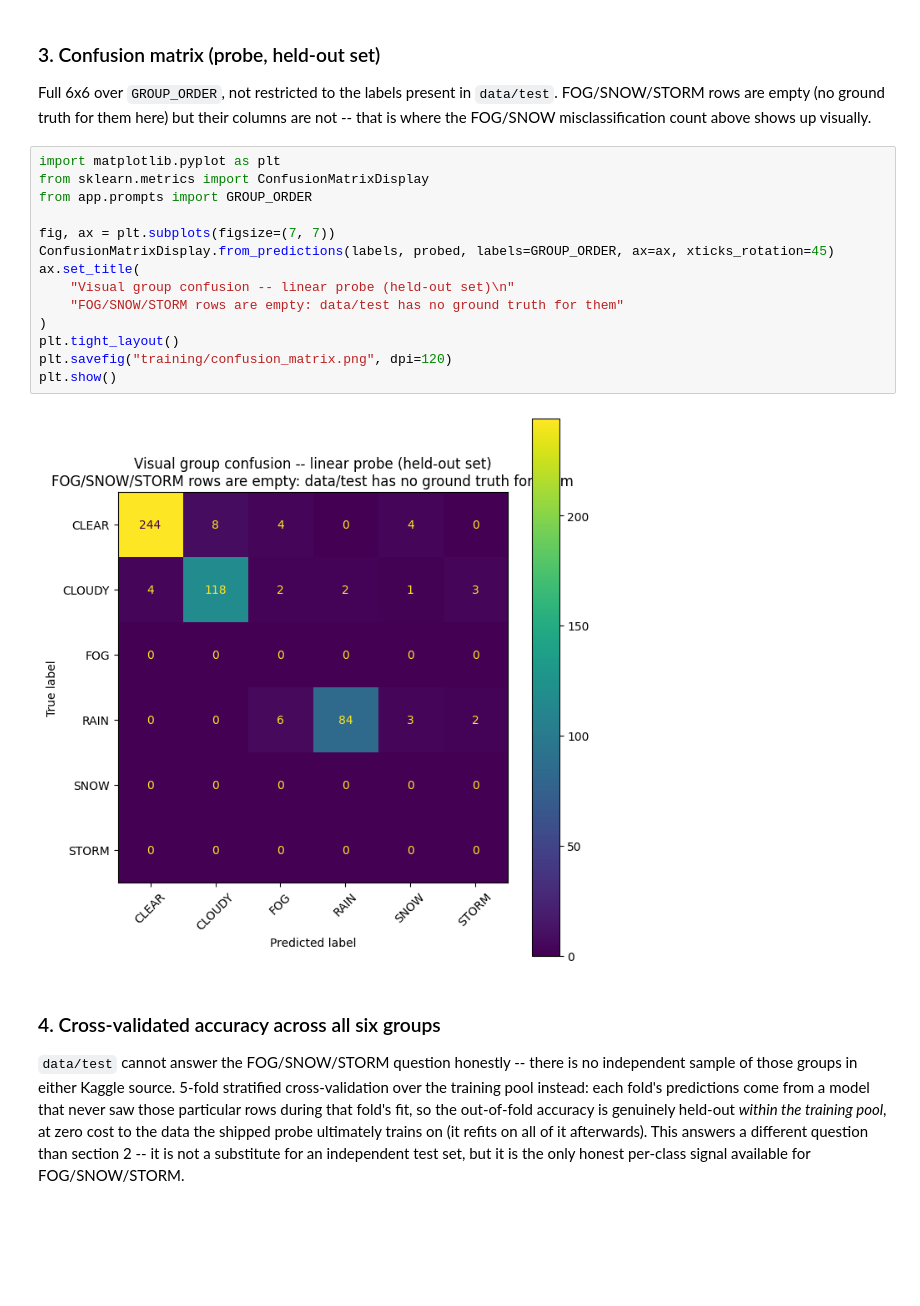
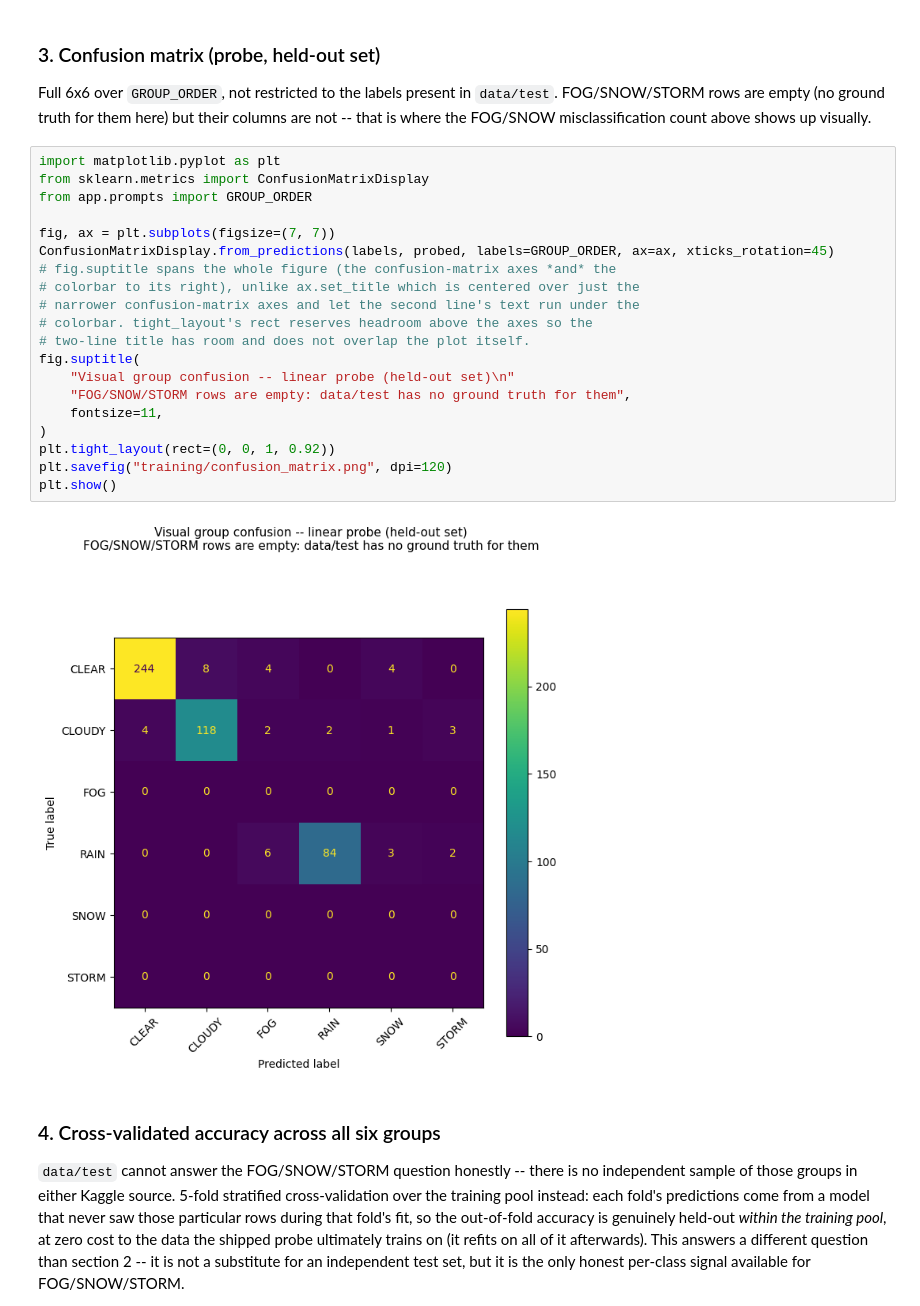
Before and after one commit to GuiBecko/SkyDex-vision, a Jupyter notebook: training/train.ipynb, the cells around one changed output. Drawn from its saved outputs; the diff is of its cells as text; blank space fills up the shorter version.

```diff
--- a/training/train.ipynb
+++ b/training/train.ipynb
@@ -118,19 +116,25 @@ Full 6x6 over `GROUP_ORDER`, not restricted to the labels present in `data/test`
 # %%
 import matplotlib.pyplot as plt
 from sklearn.metrics import ConfusionMatrixDisplay
 from app.prompts import GROUP_ORDER
 
 fig, ax = plt.subplots(figsize=(7, 7))
 ConfusionMatrixDisplay.from_predictions(labels, probed, labels=GROUP_ORDER, ax=ax, xticks_rotation=45)
-ax.set_title(
+# fig.suptitle spans the whole figure (the confusion-matrix axes *and* the
+# colorbar to its right), unlike ax.set_title which is centered over just the
+# narrower confusion-matrix axes and let the second line's text run under the
+# colorbar. tight_layout's rect reserves headroom above the axes so the
+# two-line title has room and does not overlap the plot itself.
+fig.suptitle(
     "Visual group confusion -- linear probe (held-out set)\n"
-    "FOG/SNOW/STORM rows are empty: data/test has no ground truth for them"
+    "FOG/SNOW/STORM rows are empty: data/test has no ground truth for them",
+    fontsize=11,
 )
-plt.tight_layout()
+plt.tight_layout(rect=(0, 0, 1, 0.92))
 plt.savefig("training/confusion_matrix.png", dpi=120)
 plt.show()
 # %% [output]
-[figure, old version]
+[figure, new version]
 # %% [markdown]
 ### 4. Cross-validated accuracy across all six groups
 
```
Also changed, not shown: parts of 2 cells of this notebook, 3 other files.
